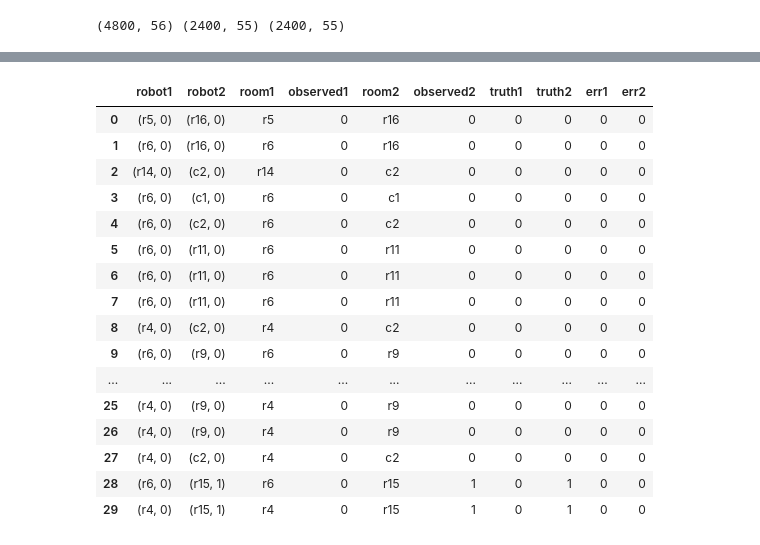
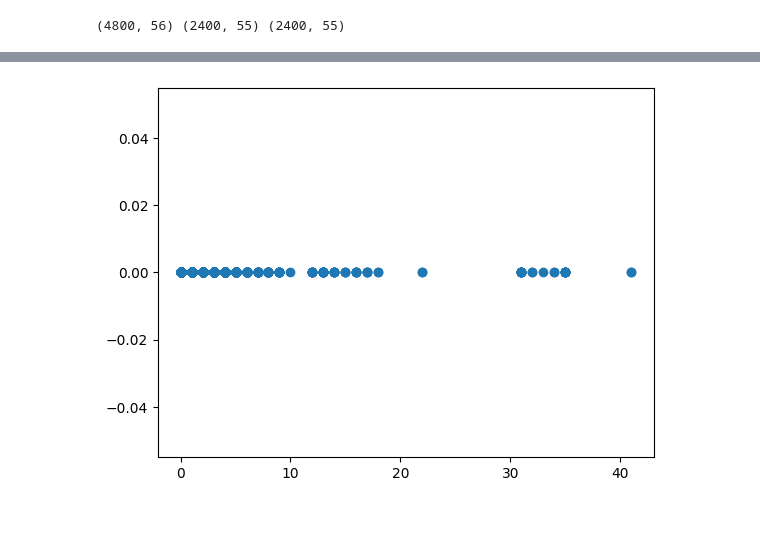
Before and after one commit to SacredPineapple/COMP9418-Assignment2, a Jupyter notebook: eda/sensor_reliability.ipynb, the cells around one changed output, grey strips where cells are left out. Drawn from its saved outputs; the diff is of its cells as text; code cells hidden in the pictures; blank space fills up the shorter version.

```diff
--- a/eda/sensor_reliability.ipynb
+++ b/eda/sensor_reliability.ipynb
@@ -119,34 +84,30 @@ for idx, row in robots.iterrows():
     robots.iloc[idx, robots.columns.get_loc("truth1")] = data.iloc[idx, data.columns.get_loc(truth1_room)]
     augh = data.iloc[idx, data.columns.get_loc(truth1_room)]
     robots.iloc[idx, robots.columns.get_loc("truth2")] = data.iloc[idx, data.columns.get_loc(truth2_room)]
-    if augh != 0:
-        print(f"Finding true count in room {truth1_room}, for r1 at timestep {idx}. It was {augh}")
 
 robots['err1'] = robots['observed1'] - robots['truth1']
 robots['err2'] = robots['observed2'] - robots['truth2']
 
-robots.head(30)
+# Slighly biased towards showing a smaller number
+meanErrors = [
+    robots['err1'].mean(),
+    robots['err2'].mean(),
+]
+print(meanErrors)
+print(f"Bias: {np.mean(meanErrors)}")
 
-# # Slighly biased towards showing a smaller number
-# meanErrors = [
-#     robots['err1'].mean(),
-#     robots['err2'].mean(),
-# ]
-# print(meanErrors)
-# print(f"Bias: {np.mean(meanErrors)}")
+varsErrors = [
+    robots['err1'].var(),
+    robots['err2'].var(),
+]
+print(varsErrors)
+print(f"Variance: {np.mean(varsErrors)}")
 
-# varsErrors = [
-#     robots['err1'].var(),
-#     robots['err2'].var(),
-# ]
-# print(varsErrors)
-# print(f"Variance: {np.mean(varsErrors)}")
-
-# ### Question - is variance dependent on room occupancy size?
-# # Again, assuming that cameras are i.i.d. Join all of them into a thingo
-# # From the plot, doesn't look like these are correlated.
-# sizes = pd.Series(list(robots['truth1']) + list(robots['truth2']))
-# errors = pd.Series(list(robots['err1']) + list(robots['err2']))
-# sizesVsErrors = pd.DataFrame({"roomSize": sizes, "errors": errors})
-# plt.scatter(sizesVsErrors['roomSize'], sizesVsErrors['errors'])
+### Question - is variance dependent on room occupancy size?
+# Again, assuming that cameras are i.i.d. Join all of them into a thingo
+# From the plot, doesn't look like these are correlated.
+sizes = pd.Series(list(robots['truth1']) + list(robots['truth2']))
+errors = pd.Series(list(robots['err1']) + list(robots['err2']))
+sizesVsErrors = pd.DataFrame({"roomSize": sizes, "errors": errors})
+plt.scatter(sizesVsErrors['roomSize'], sizesVsErrors['errors']);
 # %% [output]
@@ -170,17 +118 @@ Finding true count in room r12, for r1 at timestep 4683. It was 2
-|  | robot1 | robot2 | room1 | observed1 | room2 | observed2 | truth1 | truth2 | err1 | err2 |
-| 0 | (r5, 0) | (r16, 0) | r5 | 0 | r16 | 0 | 0 | 0 | 0 | 0 |
-| 1 | (r6, 0) | (r16, 0) | r6 | 0 | r16 | 0 | 0 | 0 | 0 | 0 |
-| 2 | (r14, 0) | (c2, 0) | r14 | 0 | c2 | 0 | 0 | 0 | 0 | 0 |
-| 3 | (r6, 0) | (c1, 0) | r6 | 0 | c1 | 0 | 0 | 0 | 0 | 0 |
-| 4 | (r6, 0) | (c2, 0) | r6 | 0 | c2 | 0 | 0 | 0 | 0 | 0 |
-| 5 | (r6, 0) | (r11, 0) | r6 | 0 | r11 | 0 | 0 | 0 | 0 | 0 |
-| 6 | (r6, 0) | (r11, 0) | r6 | 0 | r11 | 0 | 0 | 0 | 0 | 0 |
-| 7 | (r6, 0) | (r11, 0) | r6 | 0 | r11 | 0 | 0 | 0 | 0 | 0 |
-| 8 | (r4, 0) | (c2, 0) | r4 | 0 | c2 | 0 | 0 | 0 | 0 | 0 |
-| 9 | (r6, 0) | (r9, 0) | r6 | 0 | r9 | 0 | 0 | 0 | 0 | 0 |
-| ... | ... | ... | ... | ... | ... | ... | ... | ... | ... | ... |
-| 25 | (r4, 0) | (r9, 0) | r4 | 0 | r9 | 0 | 0 | 0 | 0 | 0 |
-| 26 | (r4, 0) | (r9, 0) | r4 | 0 | r9 | 0 | 0 | 0 | 0 | 0 |
-| 27 | (r4, 0) | (c2, 0) | r4 | 0 | c2 | 0 | 0 | 0 | 0 | 0 |
-| 28 | (r6, 0) | (r15, 1) | r6 | 0 | r15 | 1 | 0 | 1 | 0 | 0 |
-| 29 | (r4, 0) | (r15, 1) | r4 | 0 | r15 | 1 | 0 | 1 | 0 | 0 |
+[figure, added]
```
Also changed, not shown: parts of 5 cells of this notebook, 1 other file.
